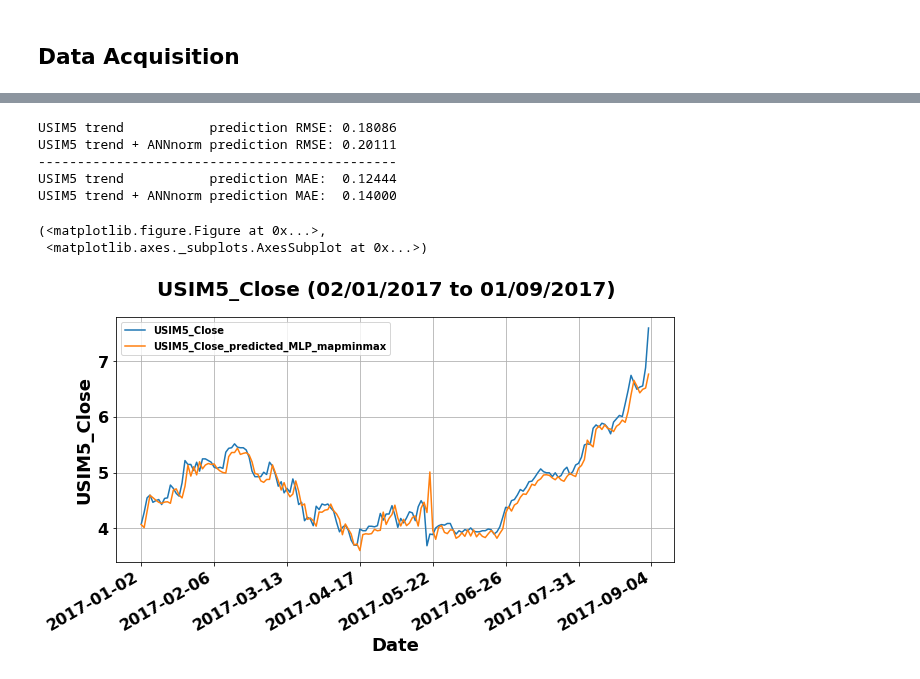
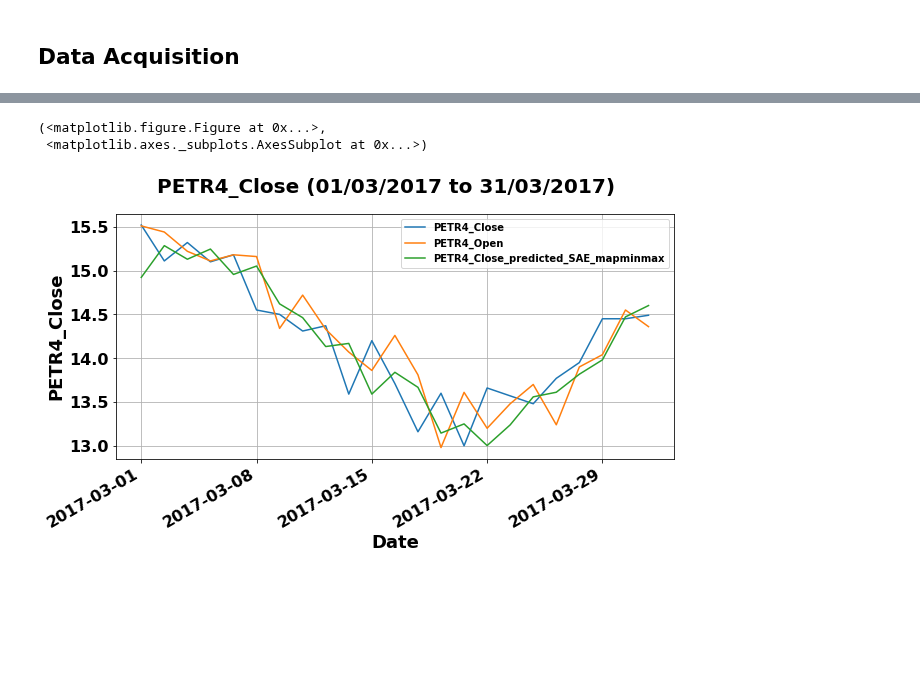
Before and after one commit to danilofrp/neural-stocks, a Jupyter notebook: notebooks/Backtesting/Backtesting2.ipynb, the cells around one changed output, grey strips where cells are left out. Saved outputs shown, nothing was run; the diff lists cells and outputs as text; code cells hidden in the pictures; blank space fills up the shorter version.

```diff
--- a/notebooks/Backtesting/Backtesting2.ipynb
+++ b/notebooks/Backtesting/Backtesting2.ipynb
@@ -68,8 +84,38 @@ USIM5_MLP = pd.read_csv(pathUSIM5_MLP, parse_dates=['Date'], index_col='Date').s
 VALE5_MLP = pd.read_csv(pathVALE5_MLP, parse_dates=['Date'], index_col='Date').sort_index()
 VIVT4_MLP = pd.read_csv(pathVIVT4_MLP, parse_dates=['Date'], index_col='Date').sort_index()
 
-df = pd.concat([ABEV3_MLP, BRFS3_MLP, BVMF3_MLP, CCRO3_MLP, ELET3_MLP, ITUB4_MLP, KROT3_MLP, LAME4_MLP, PETR4_MLP, SUZB5_MLP, USIM5_MLP, VALE5_MLP, VIVT4_MLP], axis = 1)
+ABEV3_SAE = pd.read_csv(pathABEV3_SAE, parse_dates=['Date'], index_col='Date')[['ABEV3_resid_predicted_SAE_mapminmax', 'ABEV3_Close_predicted_SAE_mapminmax', 'ABEV3_resid_predicted_SAE_mapstd', 'ABEV3_Close_predicted_SAE_mapstd']].sort_index()
+BRFS3_SAE = pd.read_csv(pathBRFS3_SAE, parse_dates=['Date'], index_col='Date')[['BRFS3_resid_predicted_SAE_mapminmax', 'BRFS3_Close_predicted_SAE_mapminmax', 'BRFS3_resid_predicted_SAE_mapstd', 'BRFS3_Close_predicted_SAE_mapstd']].sort_index()
+BVMF3_SAE = pd.read_csv(pathBVMF3_SAE, parse_dates=['Date'], index_col='Date')[['BVMF3_resid_predicted_SAE_mapminmax', 'BVMF3_Close_predicted_SAE_mapminmax', 'BVMF3_resid_predicted_SAE_mapstd', 'BVMF3_Close_predicted_SAE_mapstd']].sort_index()
+CCRO3_SAE = pd.read_csv(pathCCRO3_SAE, parse_dates=['Date'], index_col='Date')[['CCRO3_resid_predicted_SAE_mapminmax', 'CCRO3_Close_predicted_SAE_mapminmax', 'CCRO3_resid_predicted_SAE_mapstd', 'CCRO3_Close_predicted_SAE_mapstd']].sort_index()
+ELET3_SAE = pd.read_csv(pathELET3_SAE, parse_dates=['Date'], index_col='Date')[['ELET3_resid_predicted_SAE_mapminmax', 'ELET3_Close_predicted_SAE_mapminmax', 'ELET3_resid_predicted_SAE_mapstd', 'ELET3_Close_predicted_SAE_mapstd']].sort_index()
+ITUB4_SAE = pd.read_csv(pathITUB4_SAE, parse_dates=['Date'], index_col='Date')[['ITUB4_resid_predicted_SAE_mapminmax', 'ITUB4_Close_predicted_SAE_mapminmax', 'ITUB4_resid_predicted_SAE_mapstd', 'ITUB4_Close_predicted_SAE_mapstd']].sort_index()
+KROT3_SAE = pd.read_csv(pathKROT3_SAE, parse_dates=['Date'], index_col='Date')[['KROT3_resid_predicted_SAE_mapminmax', 'KROT3_Close_predicted_SAE_mapminmax', 'KROT3_resid_predicted_SAE_mapstd', 'KROT3_Close_predicted_SAE_mapstd']].sort_index()
+LAME4_SAE = pd.read_csv(pathLAME4_SAE, parse_dates=['Date'], index_col='Date')[['LAME4_resid_predicted_SAE_mapminmax', 'LAME4_Close_predicted_SAE_mapminmax', 'LAME4_resid_predicted_SAE_mapstd', 'LAME4_Close_predicted_SAE_mapstd']].sort_index()
+PETR4_SAE = pd.read_csv(pathPETR4_SAE, parse_dates=['Date'], index_col='Date')[['PETR4_resid_predicted_SAE_mapminmax', 'PETR4_Close_predicted_SAE_mapminmax', 'PETR4_resid_predicted_SAE_mapstd', 'PETR4_Close_predicted_SAE_mapstd']].sort_index()
+SUZB5_SAE = pd.read_csv(pathSUZB5_SAE, parse_dates=['Date'], index_col='Date')[['SUZB5_resid_predicted_SAE_mapminmax', 'SUZB5_Close_predicted_SAE_mapminmax', 'SUZB5_resid_predicted_SAE_mapstd', 'SUZB5_Close_predicted_SAE_mapstd']].sort_index()
+USIM5_SAE = pd.read_csv(pathUSIM5_SAE, parse_dates=['Date'], index_col='Date')[['USIM5_resid_predicted_SAE_mapminmax', 'USIM5_Close_predicted_SAE_mapminmax', 'USIM5_resid_predicted_SAE_mapstd', 'USIM5_Close_predicted_SAE_mapstd']].sort_index()
+VALE5_SAE = pd.read_csv(pathVALE5_SAE, parse_dates=['Date'], index_col='Date')[['VALE5_resid_predicted_SAE_mapminmax', 'VALE5_Close_predicted_SAE_mapminmax', 'VALE5_resid_predicted_SAE_mapstd', 'VALE5_Close_predicted_SAE_mapstd']].sort_index()
+VIVT4_SAE = pd.read_csv(pathVIVT4_SAE, parse_dates=['Date'], index_col='Date')[['VIVT4_resid_predicted_SAE_mapminmax', 'VIVT4_Close_predicted_SAE_mapminmax', 'VIVT4_resid_predicted_SAE_mapstd', 'VIVT4_Close_predicted_SAE_mapstd']].sort_index()
+
+
+df = pd.concat([ABEV3_MLP, ABEV3_SAE,
+                BRFS3_MLP, BRFS3_SAE,
+                BVMF3_MLP, BVMF3_SAE,
+                CCRO3_MLP, CCRO3_SAE,
+                ELET3_MLP, ELET3_SAE,
+                ITUB4_MLP, ITUB4_SAE,
+                KROT3_MLP, KROT3_SAE,
+                LAME4_MLP, LAME4_SAE,
+                PETR4_MLP, PETR4_SAE,
+                SUZB5_MLP, SUZB5_SAE,
+                USIM5_MLP, USIM5_SAE,
+                VALE5_MLP, VALE5_SAE,
+                VIVT4_MLP, VIVT4_SAE],
+               axis = 1)
 
 end_time = time.time()
 print('Time to acquire data: '+str(end_time-init_time)+' seconds')
+
+df.columns[:(len(df.columns)//13)]
 # %% [output]
@@ -600,19 +803,0 @@ Portfolio value at end: 230709.93 BRL
-# %%
-p = ('2017-07', '2017-09')
-print('USIM5 trend           prediction RMSE: {:.5f}'.format(calculateRMSE(df['USIM5_Close'][p[0]:p[1]], df['USIM5_Close_trend'][p[0]:p[1]]).sum()))
-print('USIM5 trend + ANNnorm prediction RMSE: {:.5f}'.format(calculateRMSE(df['USIM5_Close'][p[0]:p[1]], df['USIM5_Close_predicted_MLP_mapminmax'][p[0]:p[1]]).sum()))
-#print('VALE5 trend + ANNstd  prediction RMSE: {:.5f}'.format(calculateRMSE(df['VALE5_Close'][p[0]:p[1]], df['VALE5_Close_predicted_MLPstd'][p[0]:p[1]]).sum()))
-#print('VALE5 trend + SAEnorm prediction RMSE: {:.5f}'.format(calculateRMSE(df['VALE5_Close'][p[0]:p[1]], df['VALE5_Close_predicted_SAEnorm'][p[0]:p[1]]).sum()))
-#print('VALE5 trend + SAEstd  prediction RMSE: {:.5f}'.format(calculateRMSE(df['VALE5_Close'][p[0]:p[1]], df['VALE5_Close_predicted_SAEstd'][p[0]:p[1]]).sum()))
-print('----------------------------------------------')
-print('USIM5 trend           prediction MAE:  {:.5f}'.format(calculateMAE(df['USIM5_Close'][p[0]:p[1]], df['USIM5_Close_trend'][p[0]:p[1]]).sum()))
-print('USIM5 trend + ANNnorm prediction MAE:  {:.5f}'.format(calculateMAE(df['USIM5_Close'][p[0]:p[1]], df['USIM5_Close_predicted_MLP_mapminmax'][p[0]:p[1]]).sum()))
-#print('VALE5 trend + ANNstd  prediction MAE:  {:.5f}'.format(calculateMAE(df['VALE5_Close'][p[0]:p[1]], df['VALE5_Close_predicted_MLPstd'][p[0]:p[1]]).sum()))
-#print('VALE5 trend + SAEnorm prediction MAE:  {:.5f}'.format(calculateMAE(df['VALE5_Close'][p[0]:p[1]], df['VALE5_Close_predicted_SAEnorm'][p[0]:p[1]]).sum()))
-#print('VALE5 trend + SAEstd  prediction MAE:  {:.5f}'.format(calculateMAE(df['VALE5_Close'][p[0]:p[1]], df['VALE5_Close_predicted_SAEstd'][p[0]:p[1]]).sum()))
-# %% [output]
-USIM5 trend           prediction RMSE: 0.18086
-USIM5 trend + ANNnorm prediction RMSE: 0.20111
-----------------------------------------------
-USIM5 trend           prediction MAE:  0.12444
-USIM5 trend + ANNnorm prediction MAE:  0.14000
@@ -619,6 +807,6 @@ USIM5 trend + ANNnorm prediction MAE:  0.14000
 # %%
-plotSeries(df[['USIM5_Close', 'USIM5_Close_predicted_MLP_mapminmax']], initialPlotDate='2017', finalPlotDate='2017')
+plotSeries(df[['PETR4_Close', 'PETR4_Open', 'PETR4_Close_predicted_SAE_mapminmax']], initialPlotDate='2017-03', finalPlotDate='2017-03')
 # %% [output]
 (<matplotlib.figure.Figure at 0x...>,
  <matplotlib.axes._subplots.AxesSubplot at 0x...>)
-[figure, old version]
+[figure, new version]
```
Also changed, not shown: parts of 14 cells of this notebook.
